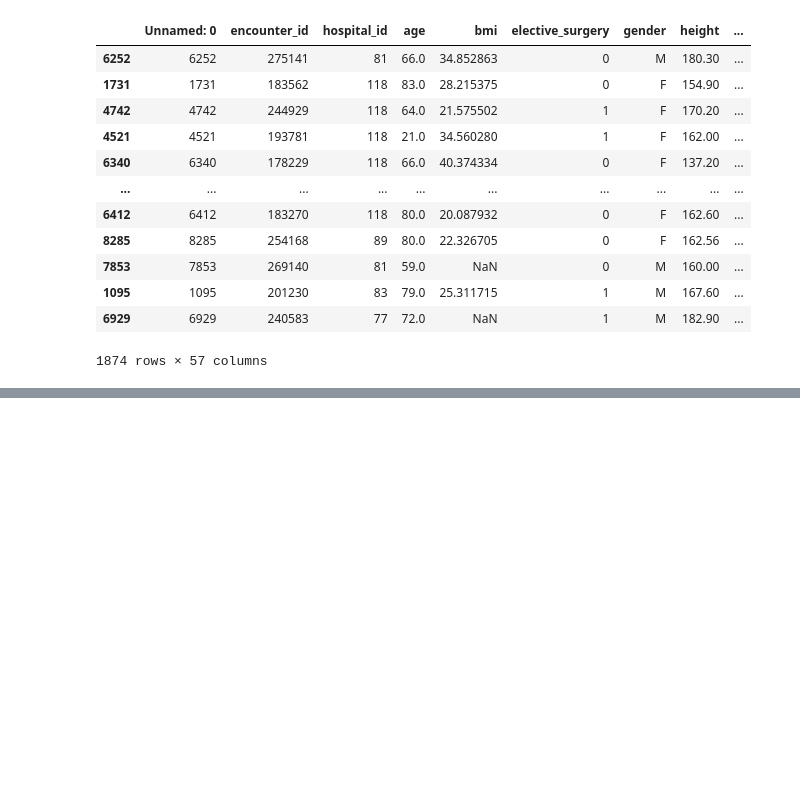
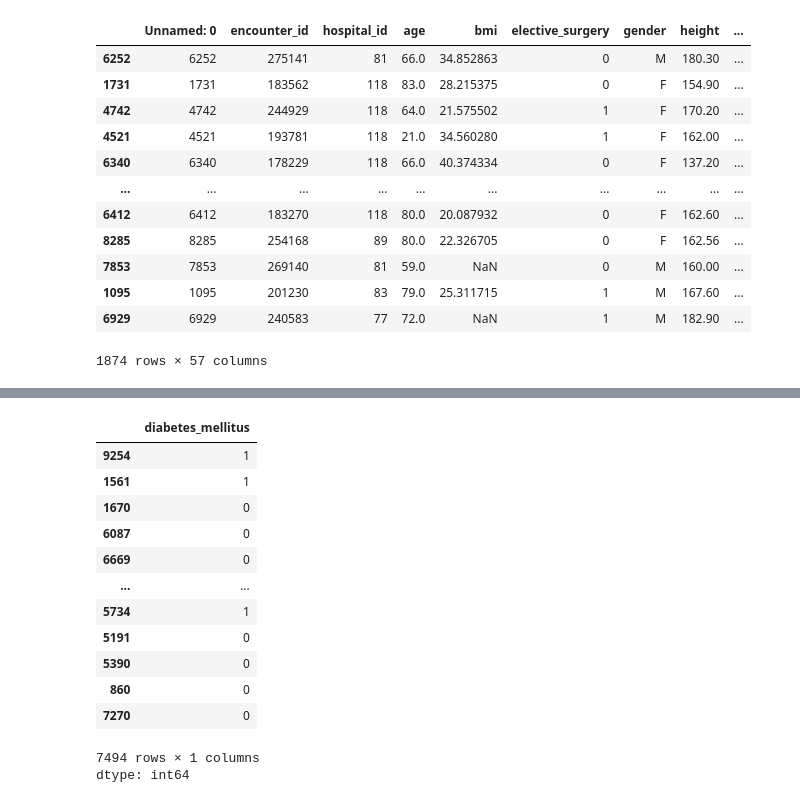
Before and after one commit to ElvisCasco/hw4, a Jupyter notebook: ejercicio0.ipynb, the cells around one changed output, grey strips where cells are left out. Drawn from its saved outputs; the diff is of its cells as text; code cells hidden in the pictures; blank space fills up the shorter version.

```diff
--- a/ejercicio0.ipynb
+++ b/ejercicio0.ipynb
@@ -212,0 +303,17 @@ test
+# %%
+y_train
+# %% [output]
+|  | diabetes_mellitus |
+| 9254 | 1 |
+| 1561 | 1 |
+| 1670 | 0 |
+| 6087 | 0 |
+| 6669 | 0 |
+| ... | ... |
+| 5734 | 1 |
+| 5191 | 0 |
+| 5390 | 0 |
+| 860 | 0 |
+| 7270 | 0 |
+7494 rows × 1 columns
+dtype: int64
```
Also changed, not shown: parts of 32 cells of this notebook.
